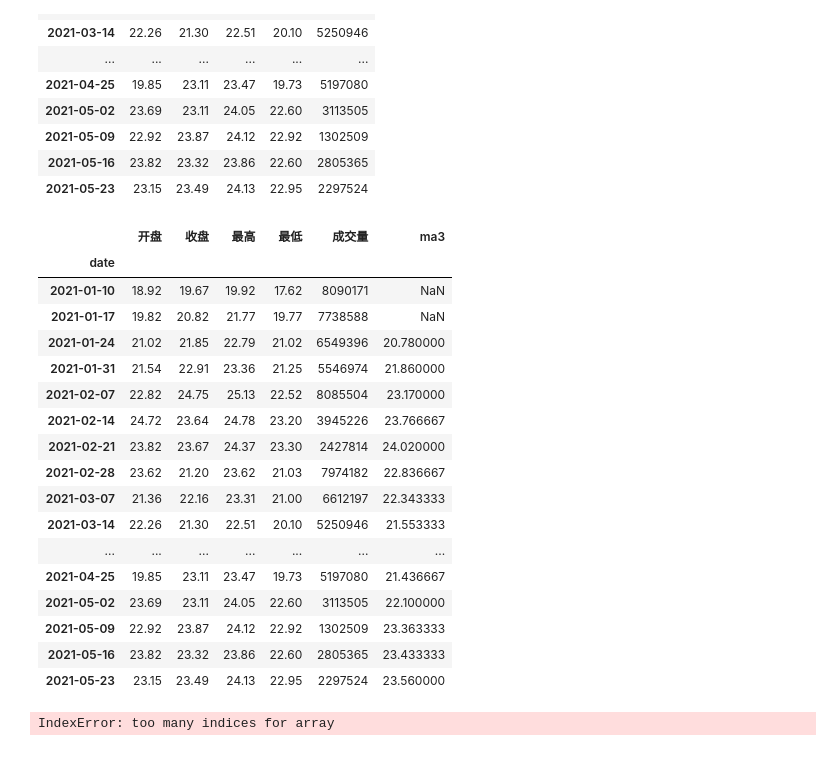
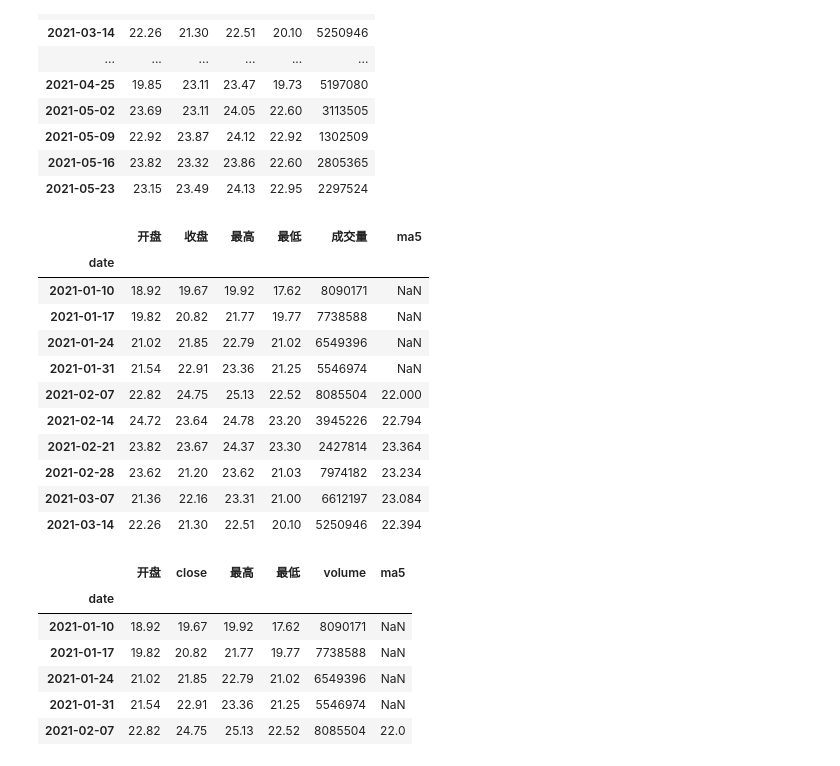
Before and after one commit to unixniu/pyAnalytics, a Jupyter notebook: akshare.ipynb, the cells around one changed output. Saved outputs shown, nothing was run; the diff lists cells and outputs as text; code cells hidden in the pictures.

```diff
--- a/akshare.ipynb
+++ b/akshare.ipynb
@@ -58,29 +58,29 @@ w_df.head(20)
 | 2021-05-16 | 23.82 | 23.32 | 23.86 | 22.60 | 2805365 |
 | 2021-05-23 | 23.15 | 23.49 | 24.13 | 22.95 | 2297524 |
 # %%
-w_df['ma3'] = w_df['收盘'].rolling(window=3).mean()
-w_df.head(20)
+w_df['ma5'] = w_df['收盘'].rolling(window=5).mean()
+w_df.head(10)
 # %% [output]
-|  | 开盘 | 收盘 | 最高 | 最低 | 成交量 | ma3 |
+|  | 开盘 | 收盘 | 最高 | 最低 | 成交量 | ma5 |
 | date |  |  |  |  |  |  |
 | 2021-01-10 | 18.92 | 19.67 | 19.92 | 17.62 | 8090171 | NaN |
 | 2021-01-17 | 19.82 | 20.82 | 21.77 | 19.77 | 7738588 | NaN |
-| 2021-01-24 | 21.02 | 21.85 | 22.79 | 21.02 | 6549396 | 20.780000 |
-| 2021-01-31 | 21.54 | 22.91 | 23.36 | 21.25 | 5546974 | 21.860000 |
-| 2021-02-07 | 22.82 | 24.75 | 25.13 | 22.52 | 8085504 | 23.170000 |
-| 2021-02-14 | 24.72 | 23.64 | 24.78 | 23.20 | 3945226 | 23.766667 |
-| 2021-02-21 | 23.82 | 23.67 | 24.37 | 23.30 | 2427814 | 24.020000 |
-| 2021-02-28 | 23.62 | 21.20 | 23.62 | 21.03 | 7974182 | 22.836667 |
-| 2021-03-07 | 21.36 | 22.16 | 23.31 | 21.00 | 6612197 | 22.343333 |
-| 2021-03-14 | 22.26 | 21.30 | 22.51 | 20.10 | 5250946 | 21.553333 |
-| ... | ... | ... | ... | ... | ... | ... |
-| 2021-04-25 | 19.85 | 23.11 | 23.47 | 19.73 | 5197080 | 21.436667 |
-| 2021-05-02 | 23.69 | 23.11 | 24.05 | 22.60 | 3113505 | 22.100000 |
-| 2021-05-09 | 22.92 | 23.87 | 24.12 | 22.92 | 1302509 | 23.363333 |
-| 2021-05-16 | 23.82 | 23.32 | 23.86 | 22.60 | 2805365 | 23.433333 |
-| 2021-05-23 | 23.15 | 23.49 | 24.13 | 22.95 | 2297524 | 23.560000 |
+| 2021-01-24 | 21.02 | 21.85 | 22.79 | 21.02 | 6549396 | NaN |
+| 2021-01-31 | 21.54 | 22.91 | 23.36 | 21.25 | 5546974 | NaN |
+| 2021-02-07 | 22.82 | 24.75 | 25.13 | 22.52 | 8085504 | 22.000 |
+| 2021-02-14 | 24.72 | 23.64 | 24.78 | 23.20 | 3945226 | 22.794 |
+| 2021-02-21 | 23.82 | 23.67 | 24.37 | 23.30 | 2427814 | 23.364 |
+| 2021-02-28 | 23.62 | 21.20 | 23.62 | 21.03 | 7974182 | 23.234 |
+| 2021-03-07 | 21.36 | 22.16 | 23.31 | 21.00 | 6612197 | 23.084 |
+| 2021-03-14 | 22.26 | 21.30 | 22.51 | 20.10 | 5250946 | 22.394 |
 # %%
-w_df.rename(mapper={'收盘':'close', '成交量':'volume'}, inplace=True)
+w_df.rename(columns={'收盘':'close', '成交量':'volume'}, inplace=True)
 w_df.head()
 # %% [output]
-IndexError: too many indices for array
+|  | 开盘 | close | 最高 | 最低 | volume | ma5 |
+| date |  |  |  |  |  |  |
+| 2021-01-10 | 18.92 | 19.67 | 19.92 | 17.62 | 8090171 | NaN |
+| 2021-01-17 | 19.82 | 20.82 | 21.77 | 19.77 | 7738588 | NaN |
+| 2021-01-24 | 21.02 | 21.85 | 22.79 | 21.02 | 6549396 | NaN |
+| 2021-01-31 | 21.54 | 22.91 | 23.36 | 21.25 | 5546974 | NaN |
+| 2021-02-07 | 22.82 | 24.75 | 25.13 | 22.52 | 8085504 | 22.0 |
```
Also changed, not shown: parts of 5 cells of this notebook, 1 other file.
